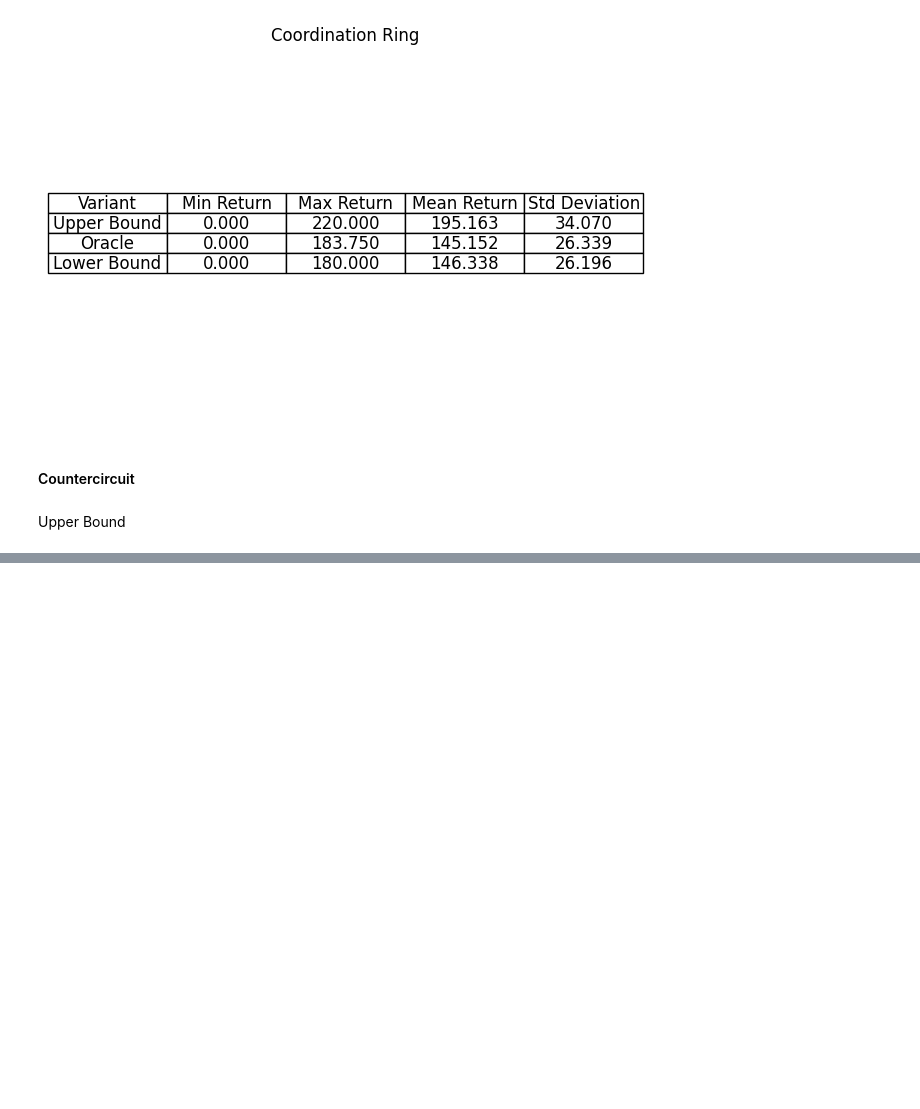
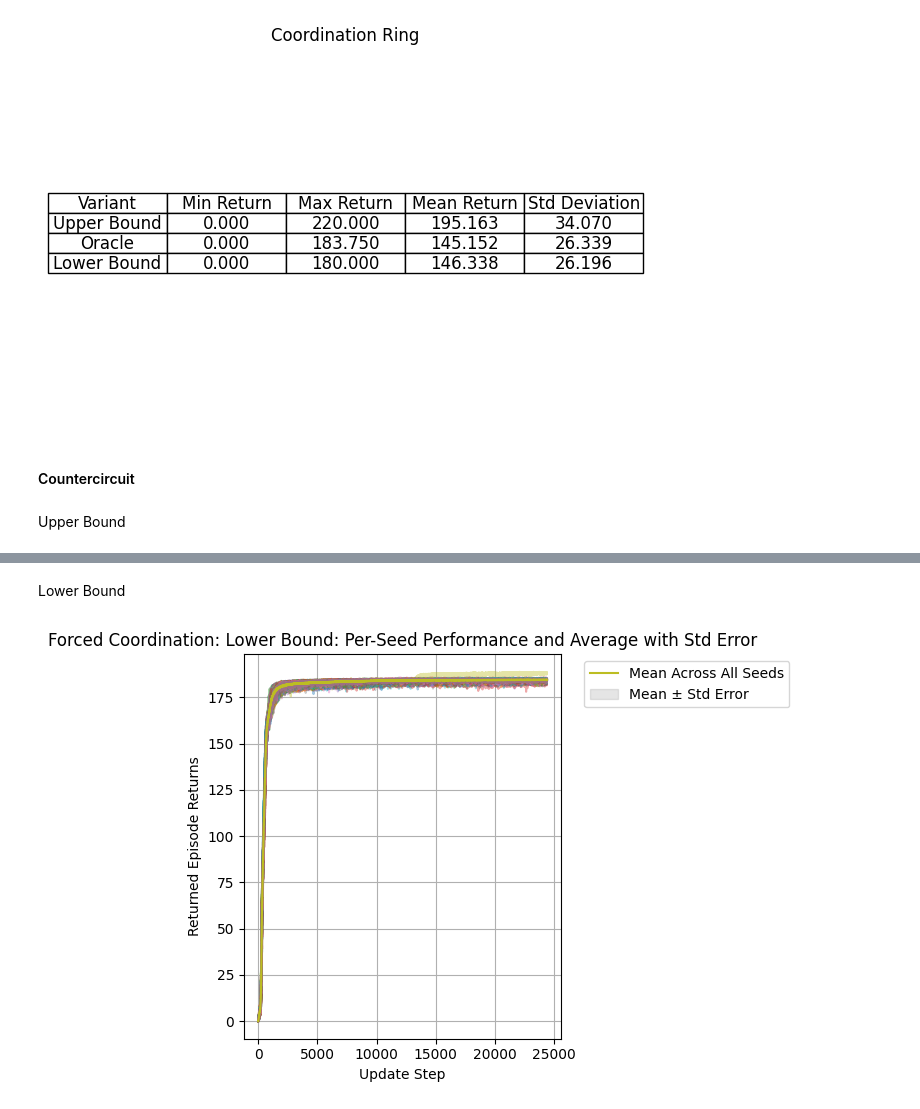
Before and after one commit to sandguine/value-of-intent, a Jupyter notebook: reward_mean_comparisons.ipynb, the cells around one changed output, grey strips where cells are left out. Saved outputs shown, nothing was run; the diff lists cells and outputs as text; code cells hidden in the pictures; blank space fills up the shorter version.

```diff
--- a/reward_mean_comparisons.ipynb
+++ b/reward_mean_comparisons.ipynb
@@ -573,0 +735,32 @@ plt.tight_layout()
+# %% [markdown]
+Lower Bound
+# %%
+lb_returns_forced_coord = lb_metrics_forced_coord['returned_episode_returns']
+lb_reward_mean_forced_coord = lb_returns_forced_coord.mean(axis=0)
+lb_reward_std_forced_coord = lb_returns_forced_coord.std(axis=0)
+lb_reward_std_err_forced_coord = lb_reward_std_forced_coord / np.sqrt(lb_returns_forced_coord.shape[0])
+
+plt.figure()
+
+for seed_idx in range(lb_returns_forced_coord.shape[0]):
+    plt.plot(lb_returns_forced_coord[seed_idx], alpha=0.4,)
+
+plt.plot(lb_reward_mean_forced_coord, label='Mean Across All Seeds')
+
+plt.fill_between(
+    range(len(lb_reward_mean_forced_coord)),
+    lb_reward_mean_forced_coord - lb_reward_std_err_forced_coord,
+    lb_reward_mean_forced_coord + lb_reward_std_err_forced_coord,
+    alpha=0.2,
+    color='gray',
+    label='Mean ± Std Error'
+)
+
+plt.xlabel("Update Step")
+plt.ylabel("Returned Episode Returns")
+plt.title("Forced Coordination: Lower Bound: Per-Seed Performance and Average with Std Error")
+plt.legend(bbox_to_anchor=(1.05, 1), loc='upper left')
+plt.grid(True)
+plt.tight_layout()
+# %% [output]
+[figure, added]
```
Also changed, not shown: parts of 20 cells of this notebook, 8 other files.
